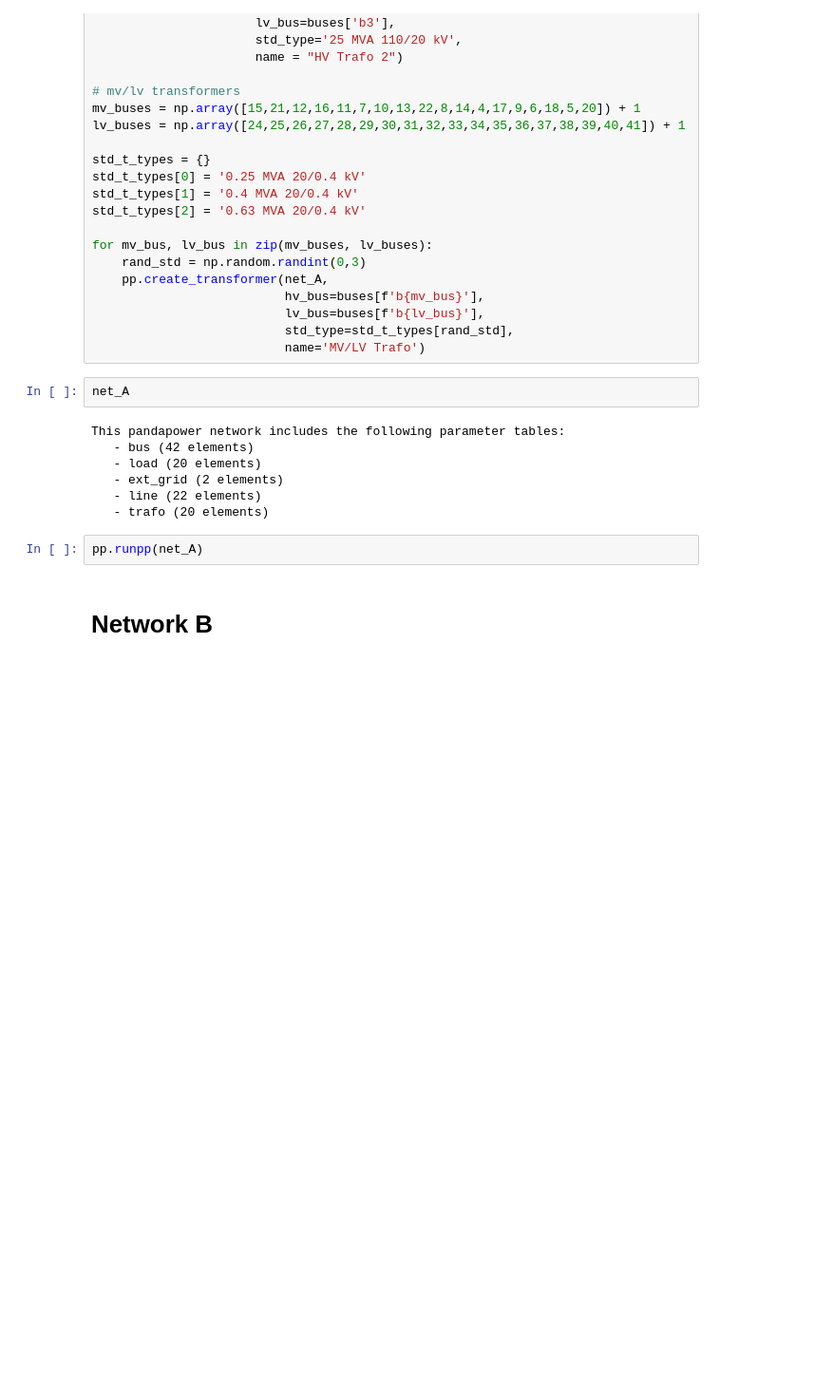
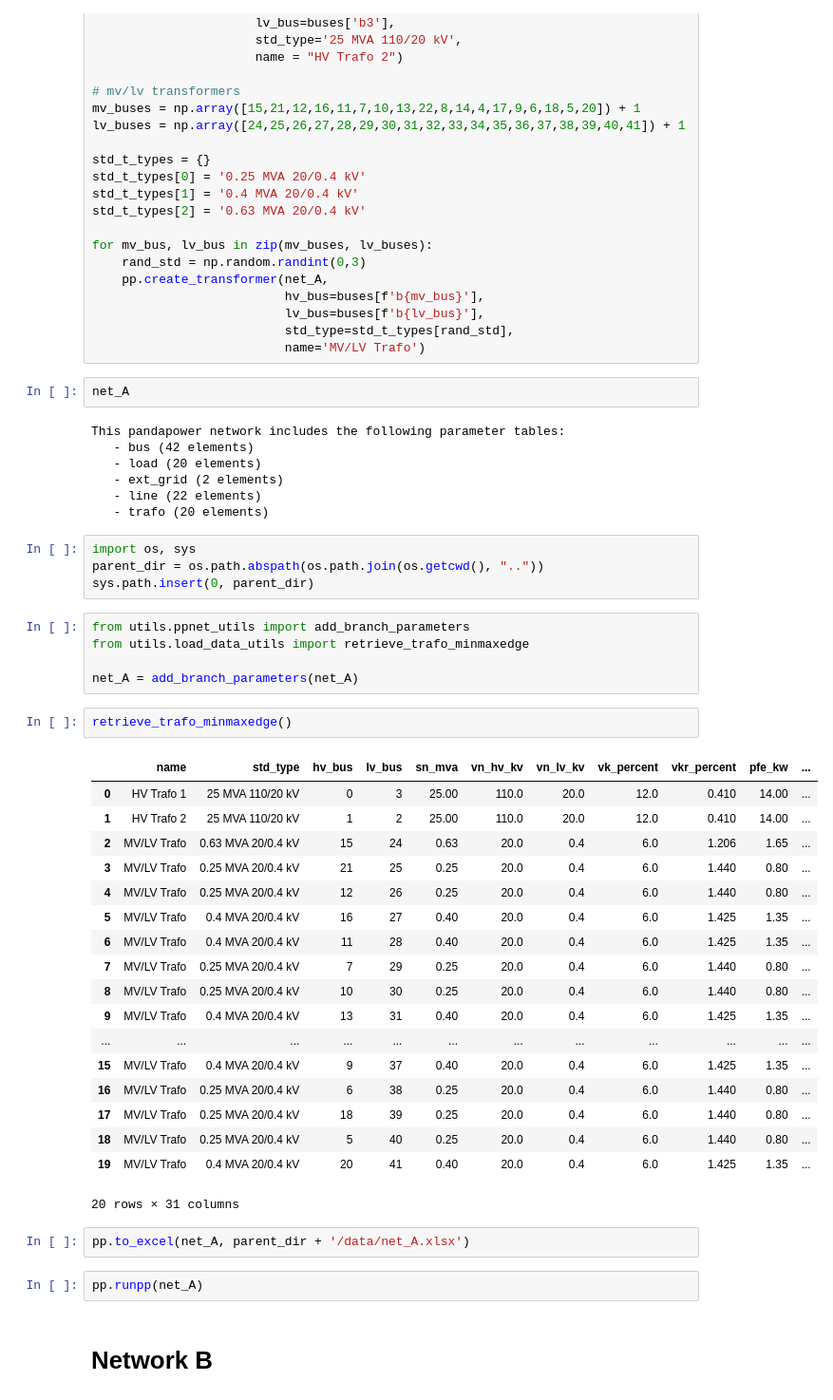
Before and after one commit to prajapati-incontrol/TapSEGNN, a Jupyter notebook: notebooks/open_source_networks.ipynb, the cells around one changed output. Shown at 95% size. Cells and saved outputs as stored; diff of their text form; blank space fills up the shorter version.

```diff
--- a/notebooks/open_source_networks.ipynb
+++ b/notebooks/open_source_networks.ipynb
@@ -105,6 +105,38 @@ This pandapower network includes the following parameter tables:
    - ext_grid (2 elements)
    - line (22 elements)
    - trafo (20 elements)
+# %%
+import os, sys
+parent_dir = os.path.abspath(os.path.join(os.getcwd(), ".."))
+sys.path.insert(0, parent_dir)
+# %%
+from utils.ppnet_utils import add_branch_parameters
+from utils.load_data_utils import retrieve_trafo_minmaxedge
+
+net_A = add_branch_parameters(net_A)
+# %%
+retrieve_trafo_minmaxedge()
+# %% [output]
+|  | name | std_type | hv_bus | lv_bus | sn_mva | vn_hv_kv | vn_lv_kv | vk_percent | vkr_percent | pfe_kw | ... |
+| 0 | HV Trafo 1 | 25 MVA 110/20 kV | 0 | 3 | 25.00 | 110.0 | 20.0 | 12.0 | 0.410 | 14.00 | ... |
+| 1 | HV Trafo 2 | 25 MVA 110/20 kV | 1 | 2 | 25.00 | 110.0 | 20.0 | 12.0 | 0.410 | 14.00 | ... |
+| 2 | MV/LV Trafo | 0.63 MVA 20/0.4 kV | 15 | 24 | 0.63 | 20.0 | 0.4 | 6.0 | 1.206 | 1.65 | ... |
+| 3 | MV/LV Trafo | 0.25 MVA 20/0.4 kV | 21 | 25 | 0.25 | 20.0 | 0.4 | 6.0 | 1.440 | 0.80 | ... |
+| 4 | MV/LV Trafo | 0.25 MVA 20/0.4 kV | 12 | 26 | 0.25 | 20.0 | 0.4 | 6.0 | 1.440 | 0.80 | ... |
+| 5 | MV/LV Trafo | 0.4 MVA 20/0.4 kV | 16 | 27 | 0.40 | 20.0 | 0.4 | 6.0 | 1.425 | 1.35 | ... |
+| 6 | MV/LV Trafo | 0.4 MVA 20/0.4 kV | 11 | 28 | 0.40 | 20.0 | 0.4 | 6.0 | 1.425 | 1.35 | ... |
+| 7 | MV/LV Trafo | 0.25 MVA 20/0.4 kV | 7 | 29 | 0.25 | 20.0 | 0.4 | 6.0 | 1.440 | 0.80 | ... |
+| 8 | MV/LV Trafo | 0.25 MVA 20/0.4 kV | 10 | 30 | 0.25 | 20.0 | 0.4 | 6.0 | 1.440 | 0.80 | ... |
+| 9 | MV/LV Trafo | 0.4 MVA 20/0.4 kV | 13 | 31 | 0.40 | 20.0 | 0.4 | 6.0 | 1.425 | 1.35 | ... |
+| ... | ... | ... | ... | ... | ... | ... | ... | ... | ... | ... | ... |
+| 15 | MV/LV Trafo | 0.4 MVA 20/0.4 kV | 9 | 37 | 0.40 | 20.0 | 0.4 | 6.0 | 1.425 | 1.35 | ... |
+| 16 | MV/LV Trafo | 0.25 MVA 20/0.4 kV | 6 | 38 | 0.25 | 20.0 | 0.4 | 6.0 | 1.440 | 0.80 | ... |
+| 17 | MV/LV Trafo | 0.25 MVA 20/0.4 kV | 18 | 39 | 0.25 | 20.0 | 0.4 | 6.0 | 1.440 | 0.80 | ... |
+| 18 | MV/LV Trafo | 0.25 MVA 20/0.4 kV | 5 | 40 | 0.25 | 20.0 | 0.4 | 6.0 | 1.440 | 0.80 | ... |
+| 19 | MV/LV Trafo | 0.4 MVA 20/0.4 kV | 20 | 41 | 0.40 | 20.0 | 0.4 | 6.0 | 1.425 | 1.35 | ... |
+20 rows × 31 columns
+# %%
+pp.to_excel(net_A, parent_dir + '/data/net_A.xlsx')
 # %%
 pp.runpp(net_A)
 # %% [markdown]
```
Also changed, not shown: parts of 1 cell of this notebook, 4 other files.
